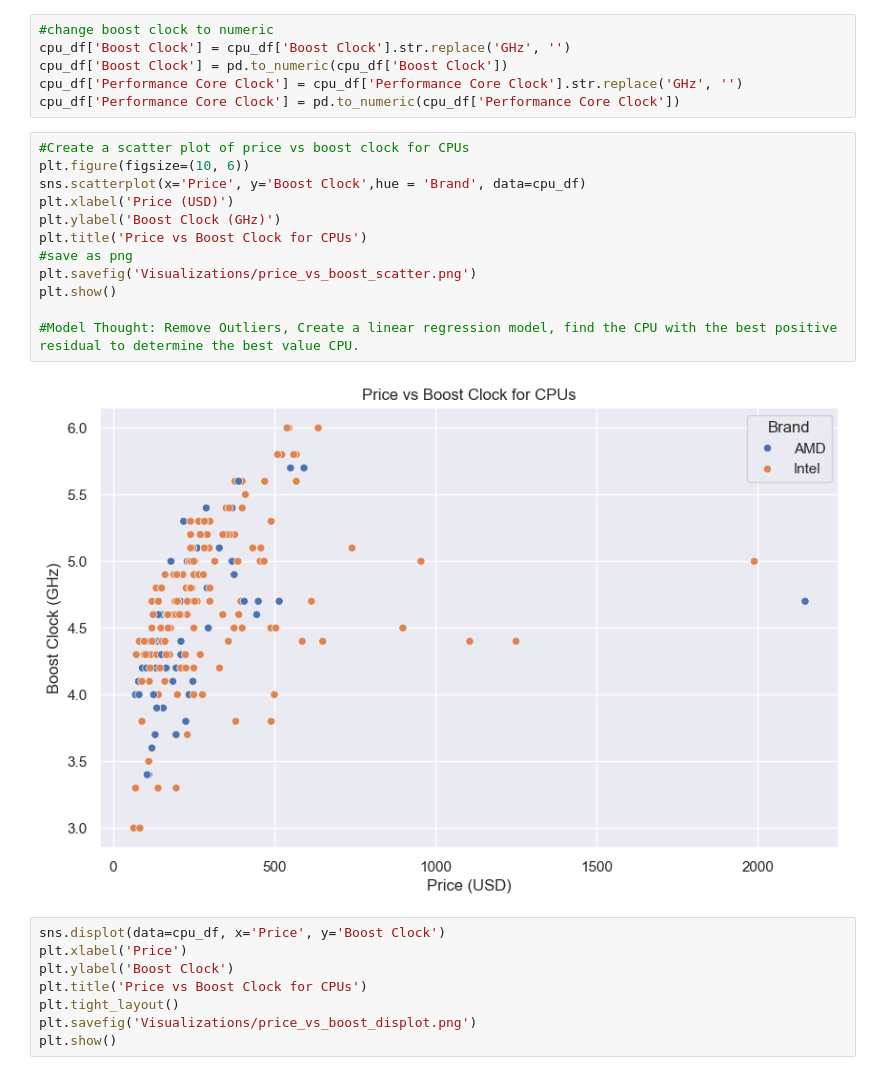
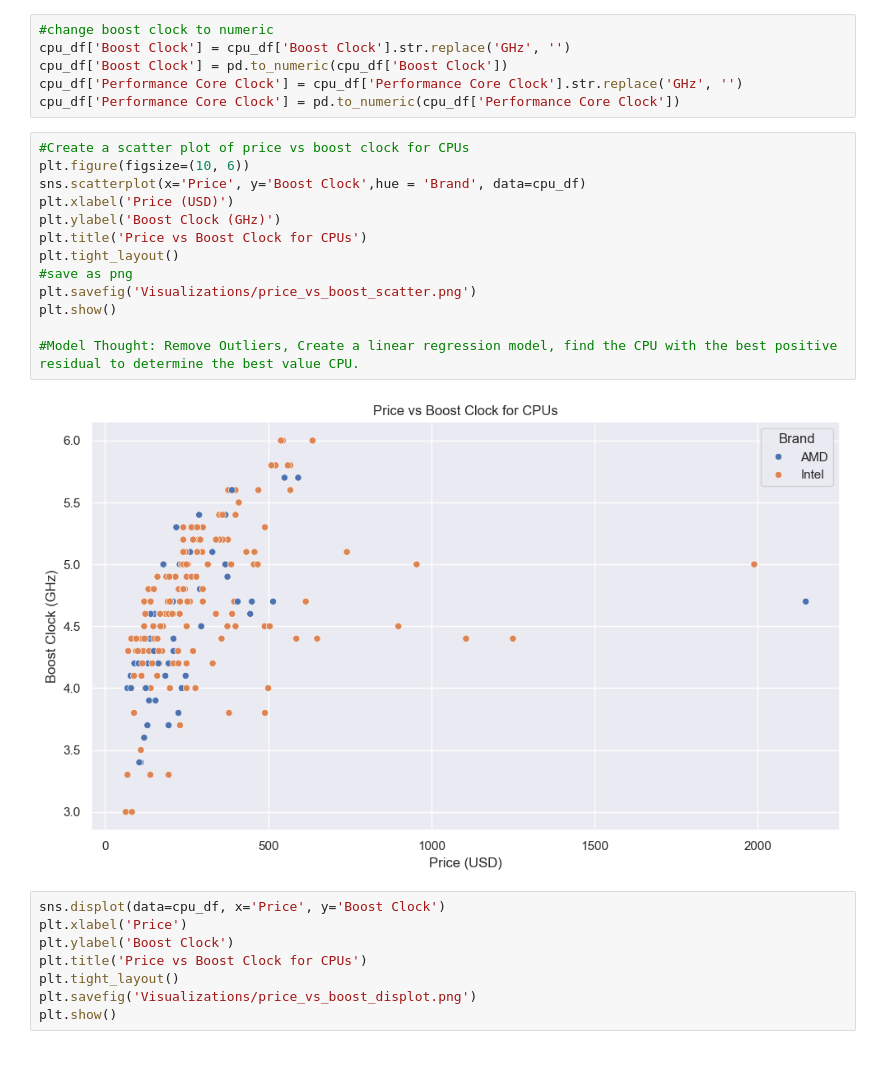
Before and after one commit to knoppds/CSCI_5502_Group_Project_01, a Jupyter notebook: GP_1_PCPartPicker_Data_Visualizations.ipynb, the cells around one changed output. Cells and saved outputs as stored; diff of their text form.

```diff
--- a/GP_1_PCPartPicker_Data_Visualizations.ipynb
+++ b/GP_1_PCPartPicker_Data_Visualizations.ipynb
@@ -164,17 +165,18 @@ cpu_df['Performance Core Clock'] = pd.to_numeric(cpu_df['Performance Core Clock'
 # %%
 #Create a scatter plot of price vs boost clock for CPUs
 plt.figure(figsize=(10, 6))
 sns.scatterplot(x='Price', y='Boost Clock',hue = 'Brand', data=cpu_df)
 plt.xlabel('Price (USD)')
 plt.ylabel('Boost Clock (GHz)')
 plt.title('Price vs Boost Clock for CPUs')
+plt.tight_layout()
 #save as png
 plt.savefig('Visualizations/price_vs_boost_scatter.png')
 plt.show()
 
 #Model Thought: Remove Outliers, Create a linear regression model, find the CPU with the best positive residual to determine the best value CPU.
 # %% [output]
-[figure, old version]
+[figure, new version]
 # %%
 sns.displot(data=cpu_df, x='Price', y='Boost Clock')
 plt.xlabel('Price')
```
Also changed, not shown: parts of 5 cells of this notebook.
